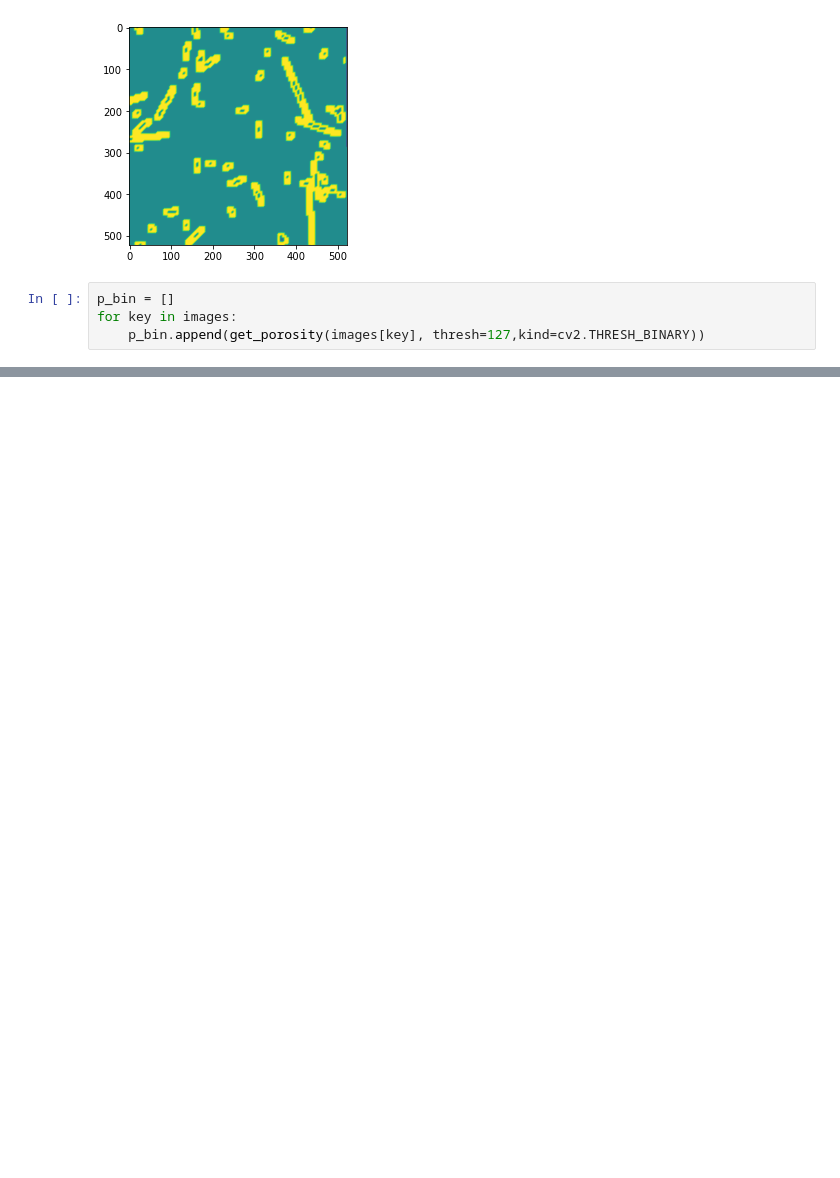
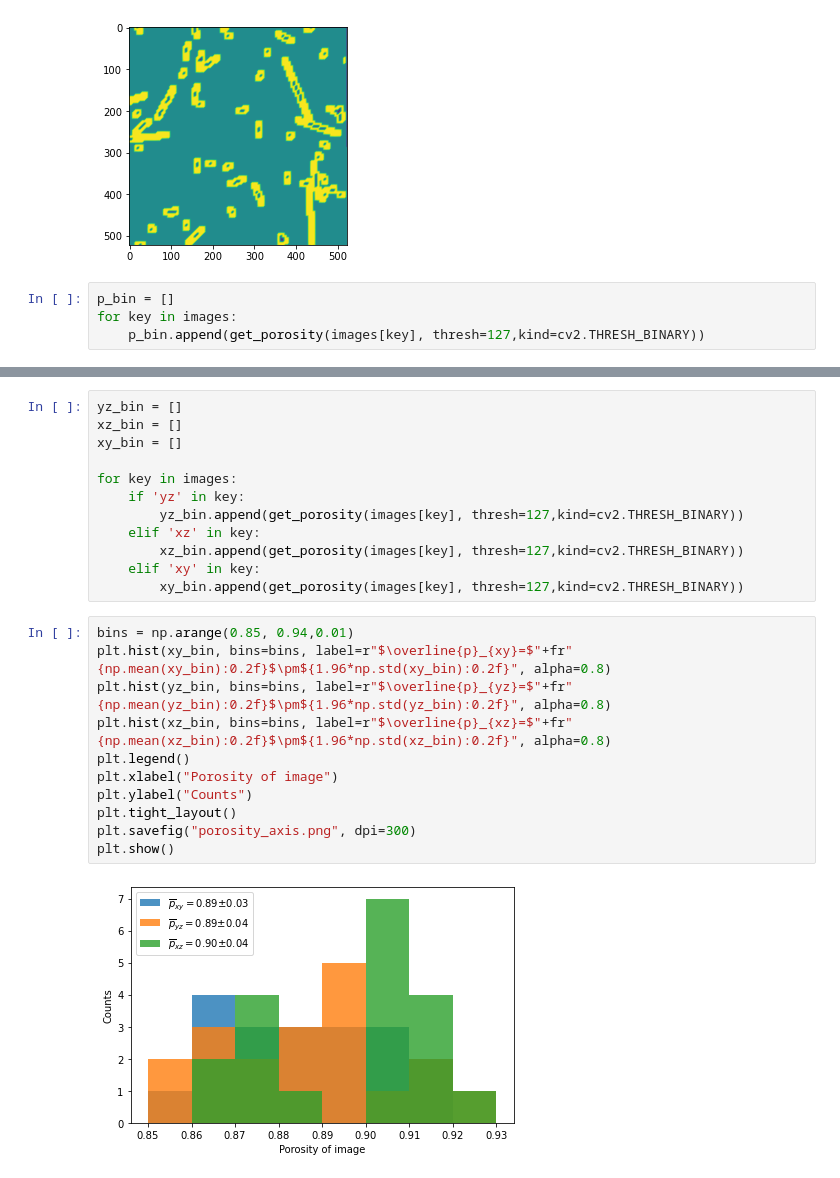
Before and after one commit to rusonariga/PorosityBinarized, a Jupyter notebook: SimulationPorosity.ipynb, the cells around one changed output, grey strips where cells are left out. Saved outputs shown, nothing was run; the diff lists cells and outputs as text; blank space fills up the shorter version.

Commit message:
Added porosity for different axis

```diff
--- a/SimulationPorosity.ipynb
+++ b/SimulationPorosity.ipynb
@@ -52,0 +53,25 @@ plt.show()
+# %%
+yz_bin = []
+xz_bin = []
+xy_bin = []
+
+for key in images:
+    if 'yz' in key:
+        yz_bin.append(get_porosity(images[key], thresh=127,kind=cv2.THRESH_BINARY))
+    elif 'xz' in key:
+        xz_bin.append(get_porosity(images[key], thresh=127,kind=cv2.THRESH_BINARY))
+    elif 'xy' in key:
+        xy_bin.append(get_porosity(images[key], thresh=127,kind=cv2.THRESH_BINARY))
+# %%
+bins = np.arange(0.85, 0.94,0.01)
+plt.hist(xy_bin, bins=bins, label=r"$\overline{p}_{xy}=$"+fr"{np.mean(xy_bin):0.2f}$\pm${1.96*np.std(xy_bin):0.2f}", alpha=0.8)
+plt.hist(yz_bin, bins=bins, label=r"$\overline{p}_{yz}=$"+fr"{np.mean(yz_bin):0.2f}$\pm${1.96*np.std(yz_bin):0.2f}", alpha=0.8)
+plt.hist(xz_bin, bins=bins, label=r"$\overline{p}_{xz}=$"+fr"{np.mean(xz_bin):0.2f}$\pm${1.96*np.std(xz_bin):0.2f}", alpha=0.8)
+plt.legend()
+plt.xlabel("Porosity of image")
+plt.ylabel("Counts")
+plt.tight_layout()
+plt.savefig("porosity_axis.png", dpi=300)
+plt.show()
+# %% [output]
+[figure, added]
```
Also changed, not shown: parts of 3 cells of this notebook, 2 other files.
